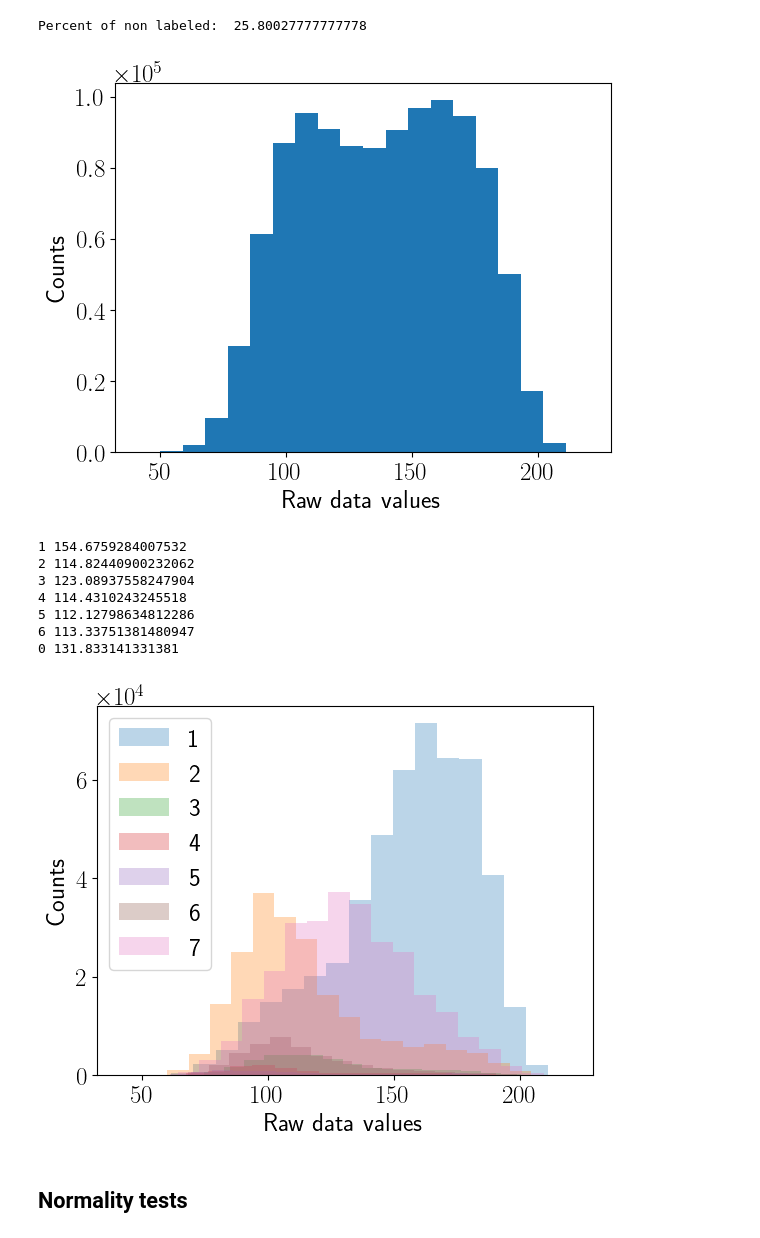
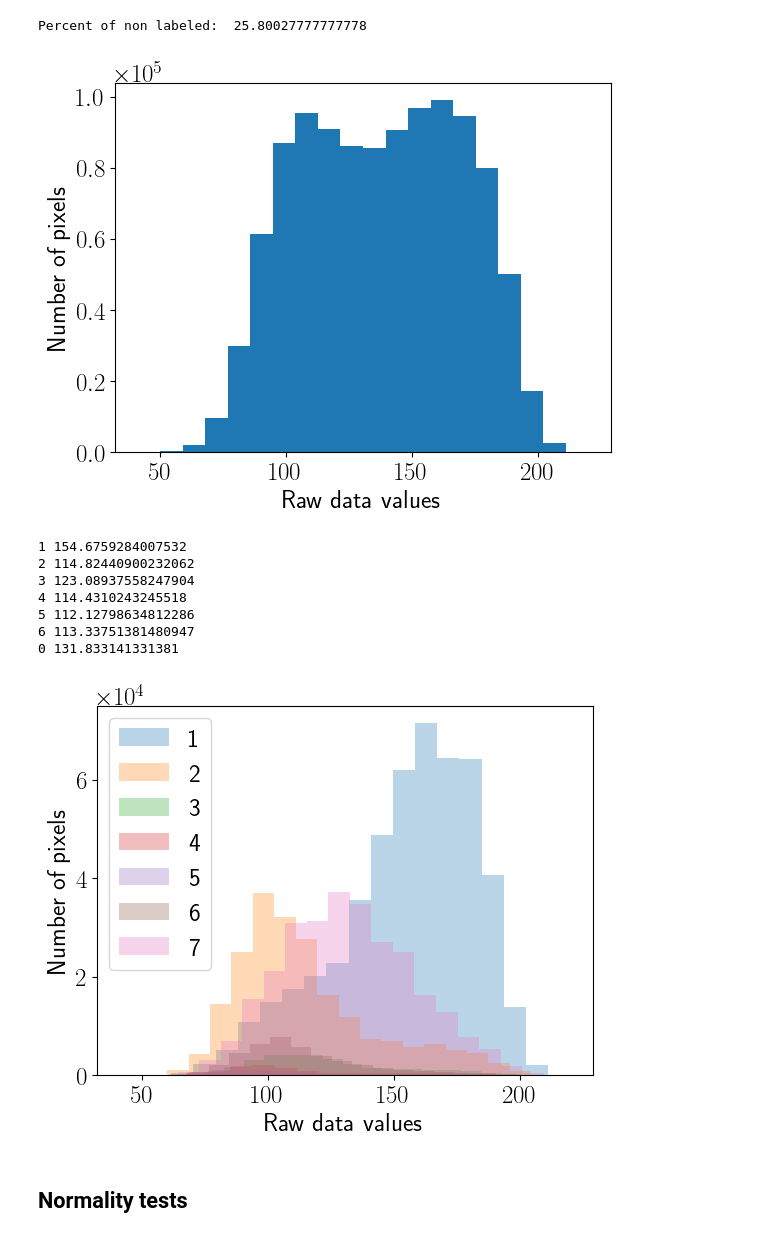
Before and after one commit to ShkalikovOleh/connectomics_segmentation, a Jupyter notebook: notebooks/labels_analysis.ipynb, the cells around one changed output. Drawn from its saved outputs; the diff is of its cells as text; code cells hidden in the pictures.

Commit message:
Fix figure'd y axis label

```diff
--- a/notebooks/labels_analysis.ipynb
+++ b/notebooks/labels_analysis.ipynb
@@ -92,12 +92,12 @@ Percent of non labeled:  25.80027777777778
 # %%
 ax = plt.hist(train_data.flatten(), bins=20)
 # plt.ticklabel_format(style='sci', axis='x', scilimits=(0,0))
 plt.ticklabel_format(style='sci', axis='y', scilimits=(0, 0))
 plt.xlabel("Raw data values")
-plt.ylabel("Counts")
+plt.ylabel("Number of pixels")
 # plt.savefig("../report/assets/raw_data_dist.pdf", bbox_inches = "tight")
 # %% [output]
-[figure, old version]
+[figure, new version]
 # %%
 cls2vals = {}
 for cls in np.roll(classes, -1):
@@ -110,7 +110,7 @@ for cls in np.roll(classes, -1):
 plt.legend()
 plt.ticklabel_format(style='sci', axis='y', scilimits=(0, 0))
 plt.xlabel("Raw data values")
-plt.ylabel("Counts")
+plt.ylabel("Number of pixels")
 # plt.savefig("../report/assets/raw_data_dist_per_label.pdf", bbox_inches = "tight")
 # %% [output]
 1 154.6759284007532
@@ -120,7 +120,7 @@ plt.ylabel("Counts")
 5 112.12798634812286
 6 113.33751381480947
 0 131.833141331381
-[figure, old version]
+[figure, new version]
 # %% [markdown]
 ## Normality tests
 # %%
```
Also changed, not shown: 3 other files.
